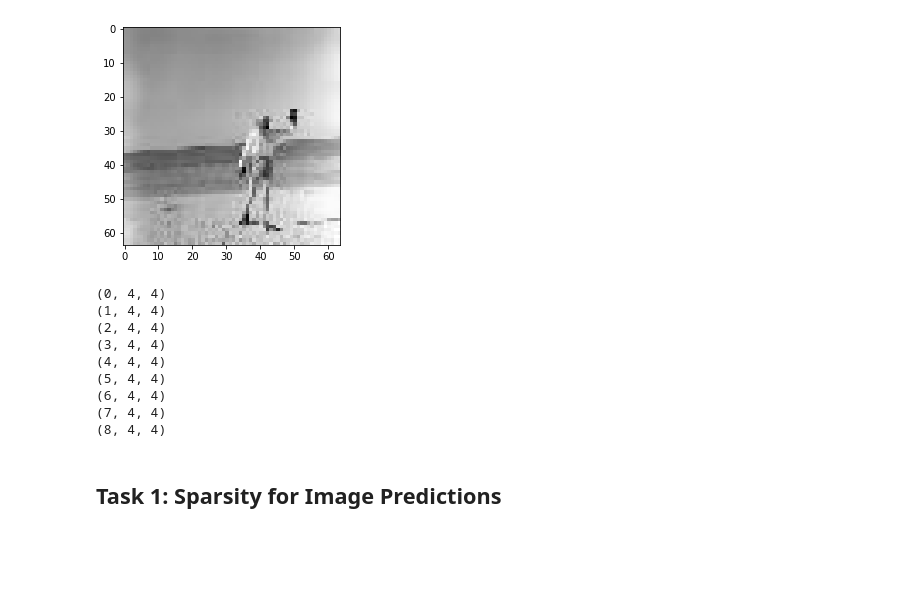
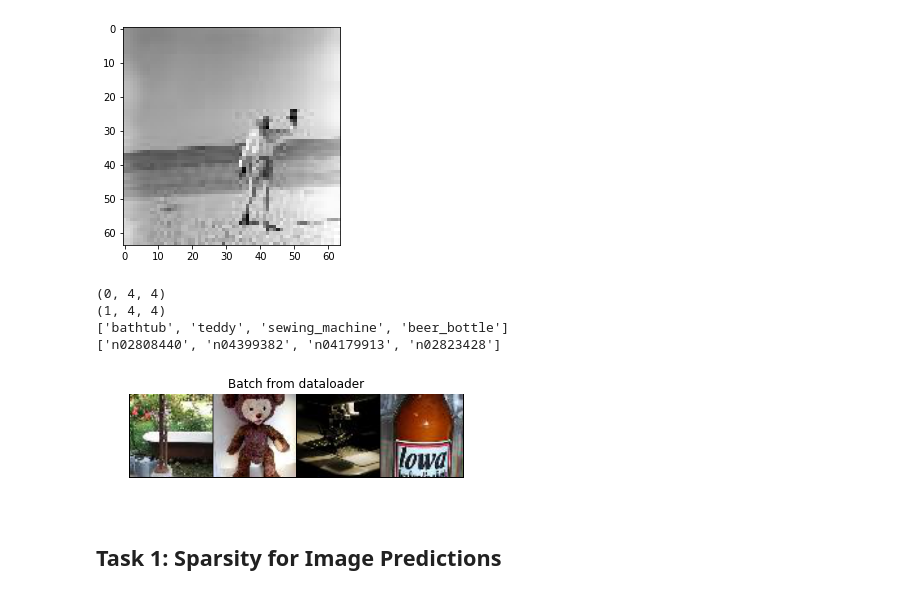
Before and after one commit to CatherineWong/the-persistence-of-memory, a Jupyter notebook: CS379C Final Project Playground.ipynb, the cells around one changed output. Saved outputs shown, nothing was run; the diff lists cells and outputs as text; code cells hidden in the pictures; blank space fills up the shorter version.

Commit message:
Finish dataloader

```diff
--- a/CS379C Final Project Playground.ipynb
+++ b/CS379C Final Project Playground.ipynb
@@ -193,41 +193,57 @@ class ToTensor(object):
         # swap color axis because
         # numpy image: H x W x C
         # torch image: C X H X W
         image = image.transpose((2, 0, 1))
         return {'image': torch.from_numpy(image),
                 'index': index, 'label': label, 'semantic': semantic}
 
 def get_tiny_dataloader(annotations_file='annotations.txt',
                         root_dir=VAL_DIRECTORY_PATH,
                         batch_size=4,
                         num_workers=1):
 
     val_loader = DataLoader(
         TinyImageNetDataset(annotations_file, root_dir, transforms.Compose([
             Rescale(256),
             ToTensor(),
         ])),
         batch_size=batch_size, shuffle=False,
         num_workers=num_workers, pin_memory=True)
     return val_loader
 
 
+# DEMO
+# Helper function to show a batch
+def show_image_batch(sample_batched):
+    """Show image with landmarks for a batch of samples."""
+    images_batch, labels_batch, semantic_batch = \
+            sample_batched['image'], sample_batched['label'], sample_batched['semantic']
+    print semantic_batch
+    print labels_batch
+    batch_size = len(images_batch)
+    im_size = images_batch.size(2)
+
+    grid = utils.make_grid(images_batch)
+    plt.imshow(grid.numpy().transpose((1, 2, 0)))
+    plt.title('Batch from dataloader')
+
 tiny_dataloader = get_tiny_dataloader()
 
 for i_batch, sample_batched in enumerate(tiny_dataloader):
     print(i_batch, len(sample_batched['image']), len(sample_batched['semantic']))
-    if i_batch > 7:
+    if i_batch > 0:
+        plt.figure()
+        show_image_batch(sample_batched)
+        plt.axis('off')
+        plt.ioff()
+        plt.show()
         break
 # %% [output]
 (0, 4, 4)
 (1, 4, 4)
-(2, 4, 4)
-(3, 4, 4)
-(4, 4, 4)
-(5, 4, 4)
-(6, 4, 4)
-(7, 4, 4)
-(8, 4, 4)
+['bathtub', 'teddy', 'sewing_machine', 'beer_bottle']
+['n02808440', 'n04399382', 'n04179913', 'n02823428']
+[figure, added]
 # %% [markdown]
 ## Task 1: Sparsity for Image Predictions
 # %%
```
